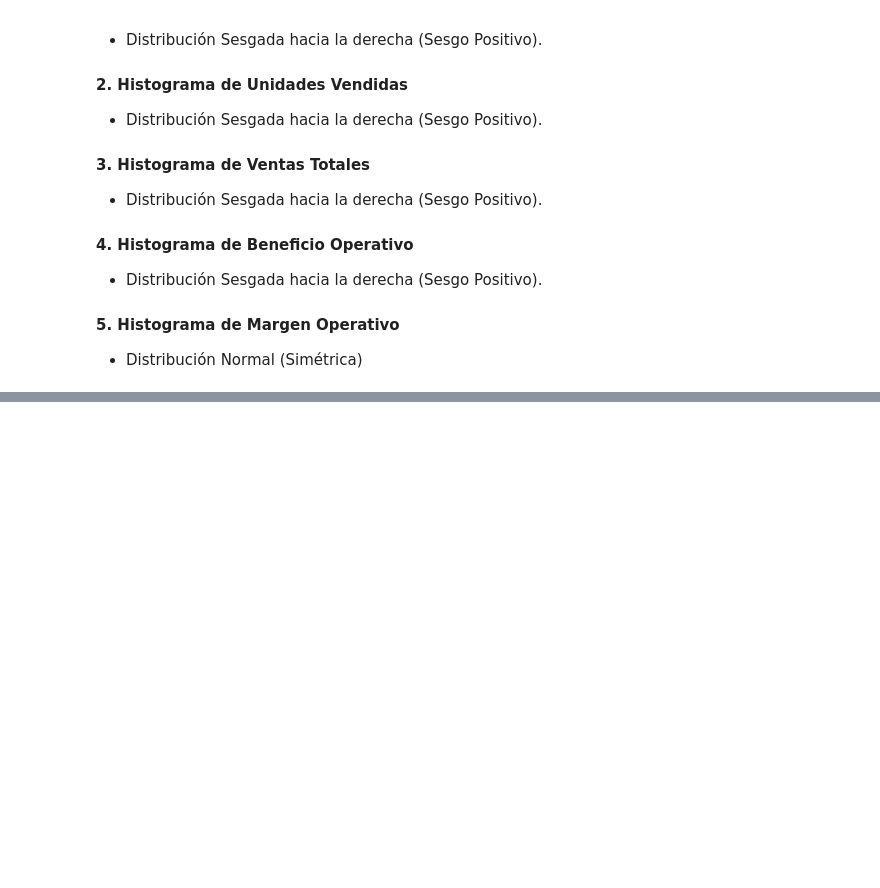
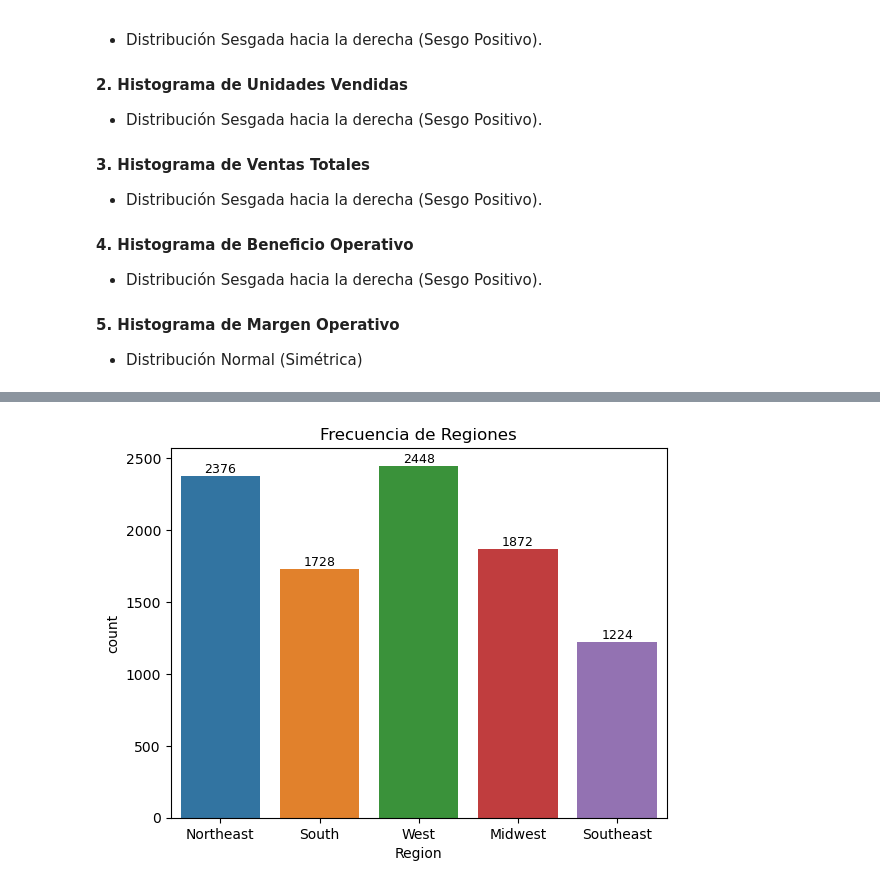
Before and after one commit to Dilmer-Rojas/Ventas_Adidas, a Jupyter notebook: notebooks/1.EDA.ipynb, the cells around one changed output, grey strips where cells are left out. Saved outputs shown, nothing was run; the diff lists cells and outputs as text; code cells hidden in the pictures; blank space fills up the shorter version.

```diff
--- a/notebooks/1.EDA.ipynb
+++ b/notebooks/1.EDA.ipynb
@@ -435,0 +453,13 @@ plt.show()
+# %%
+ax = sns.countplot(x=df['Region'])
+# Añadir los valores encima de cada barra
+for p in ax.patches:
+    altura = p.get_height()
+    ax.text(p.get_x() + p.get_width() / 2,     # posición x: centro de la barra
+            altura + 1,                        # posición y: un poco arriba del borde
+            int(altura),                       # valor a mostrar
+            ha='center', va='bottom', fontsize=9)
+plt.title("Frecuencia de Regiones")
+plt.show()
+# %% [output]
+[figure, added]
```
Also changed, not shown: parts of 6 cells of this notebook, 1 other file.
